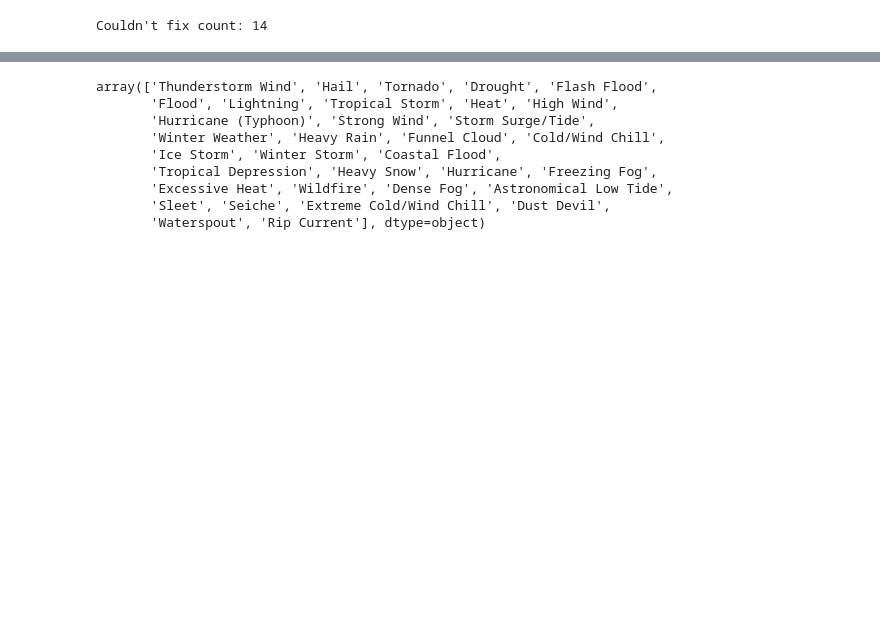
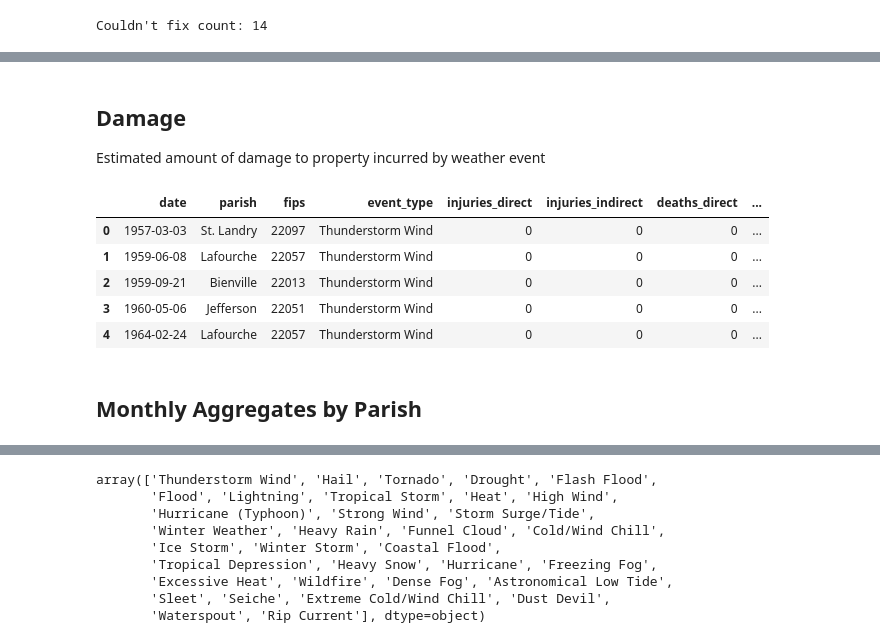
Before and after one commit to jennyrhee/flood-events, a Jupyter notebook: notebooks/data_wrangling.ipynb, the cells around one changed output, grey strips where cells are left out. Drawn from its saved outputs; the diff is of its cells as text; code cells hidden in the pictures; blank space fills up the shorter version.

```diff
--- a/notebooks/data_wrangling.ipynb
+++ b/notebooks/data_wrangling.ipynb
@@ -472,0 +490,37 @@ df[df.index == 59]
+# %% [markdown]
+## Damage
+Estimated amount of damage to property incurred by weather event
+# %%
+def format_damage(damage: str):
+    '''
+    damage_property and damage_crops are str values appended with K
+    Formats to proper float values
+    Returns damage (float)
+    '''
+    if damage is '0' or not damage:
+        damage = 0
+    elif damage is 'K':
+        damage = 0
+    else:
+        rep = damage[-1]
+        damage = float(damage[:-1])
+        if rep is 'K':
+            return damage * 1000
+        elif rep is 'M':
+            return damage * 1000000
+        elif rep is 'B':
+            return damage * 1000000000
+    return damage
+
+df['damage_property'] = df.damage_property.apply(format_damage)
+df['damage_crops'] = df.damage_crops.apply(format_damage)
+df.head()
+# %% [output]
+|  | date | parish | fips | event_type | injuries_direct | injuries_indirect | deaths_direct | ... |
+| 0 | 1957-03-03 | St. Landry | 22097 | Thunderstorm Wind | 0 | 0 | 0 | ... |
+| 1 | 1959-06-08 | Lafourche | 22057 | Thunderstorm Wind | 0 | 0 | 0 | ... |
+| 2 | 1959-09-21 | Bienville | 22013 | Thunderstorm Wind | 0 | 0 | 0 | ... |
+| 3 | 1960-05-06 | Jefferson | 22051 | Thunderstorm Wind | 0 | 0 | 0 | ... |
+| 4 | 1964-02-24 | Lafourche | 22057 | Thunderstorm Wind | 0 | 0 | 0 | ... |
+# %% [markdown]
+## Monthly Aggregates by Parish
```
Also changed, not shown: parts of 31 cells of this notebook, 1 other file.
